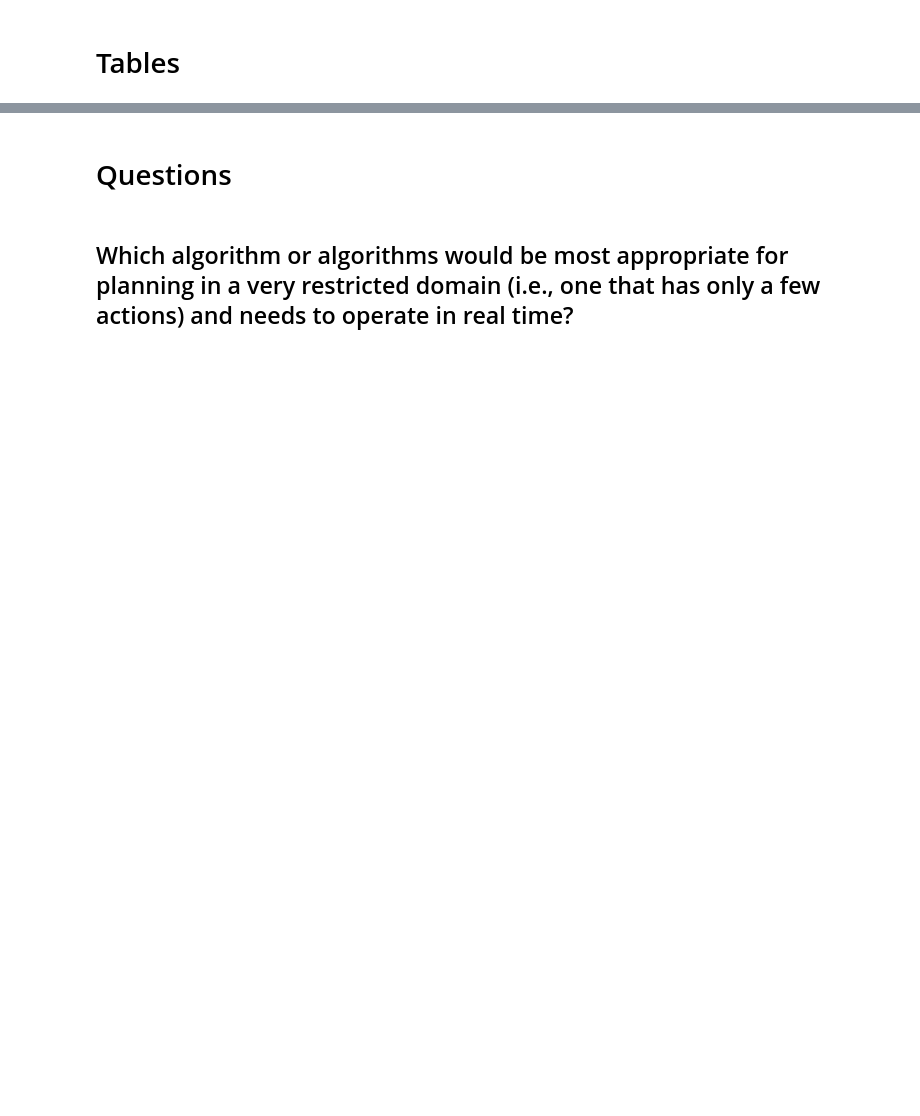
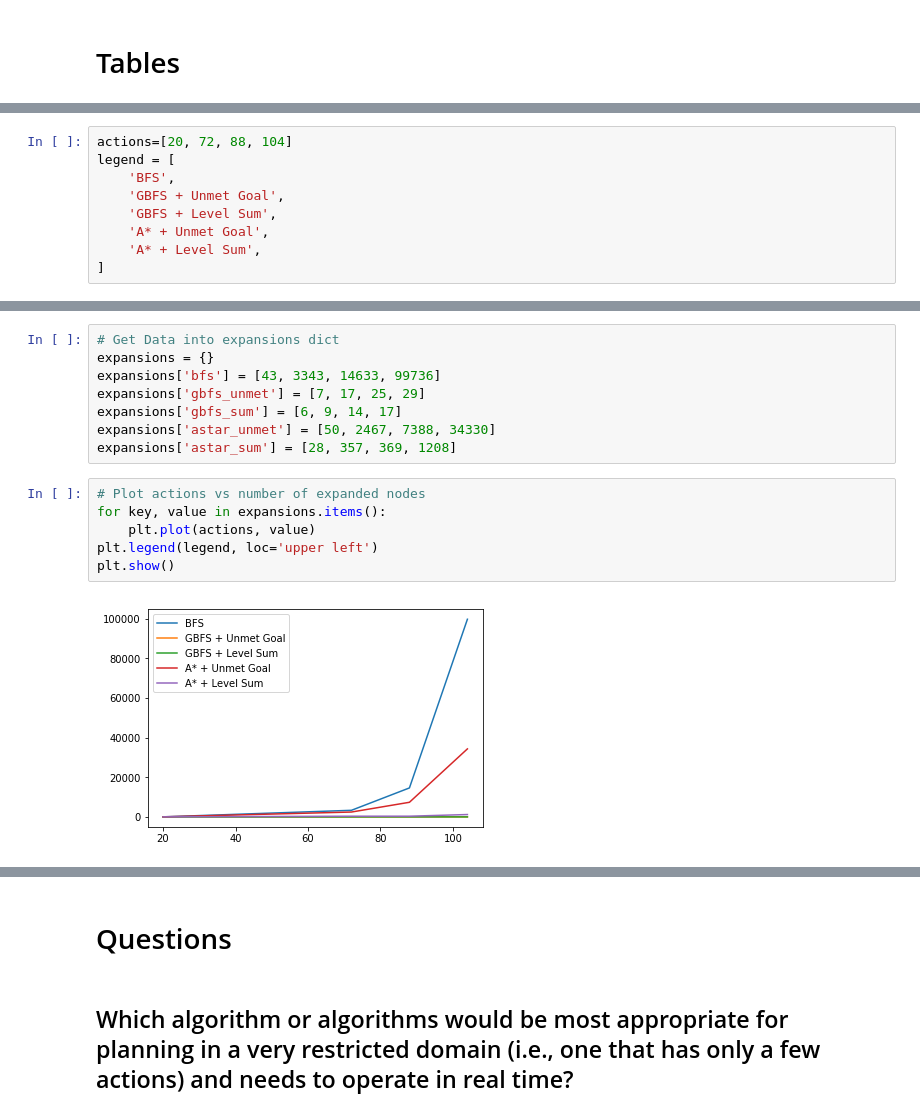
Before and after one commit to udacity/artificial-intelligence, a Jupyter notebook: Projects/2_Classical Planning/report.ipynb, the cells around one changed output, grey strips where cells are left out. Saved outputs shown, nothing was run; the diff lists cells and outputs as text; blank space fills up the shorter version.

```diff
--- a/Projects/2_Classical Planning/report.ipynb
+++ b/Projects/2_Classical Planning/report.ipynb
@@ -147 +84,10 @@ Number of Actions: 104
+# %%
+actions=[20, 72, 88, 104]
+legend = [
+    'BFS',
+    'GBFS + Unmet Goal',
+    'GBFS + Level Sum',
+    'A* + Unmet Goal',
+    'A* + Level Sum',
+]
 # %% [markdown]
@@ -148,0 +103,16 @@ Number of Actions: 104
+# %%
+# Get Data into expansions dict
+expansions = {}
+expansions['bfs'] = [43, 3343, 14633, 99736]
+expansions['gbfs_unmet'] = [7, 17, 25, 29]
+expansions['gbfs_sum'] = [6, 9, 14, 17]
+expansions['astar_unmet'] = [50, 2467, 7388, 34330]
+expansions['astar_sum'] = [28, 357, 369, 1208]
+# %%
+# Plot actions vs number of expanded nodes
+for key, value in expansions.items():
+    plt.plot(actions, value)
+plt.legend(legend, loc='upper left')
+plt.show()
+# %% [output]
+[figure, added]
```
Also changed, not shown: parts of 31 cells of this notebook.
